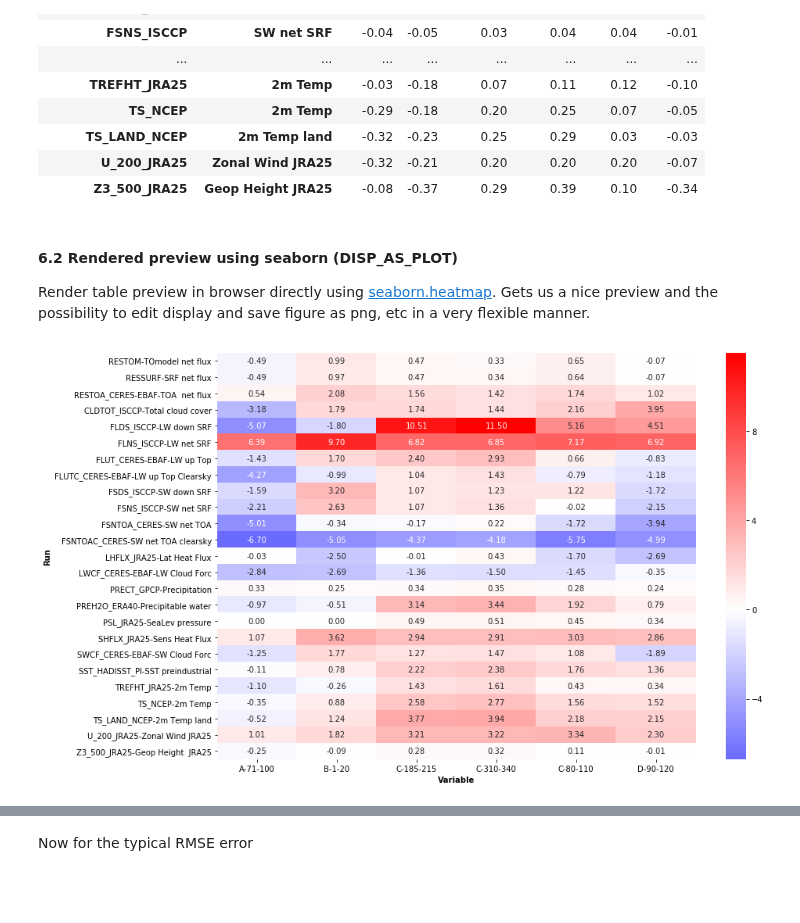
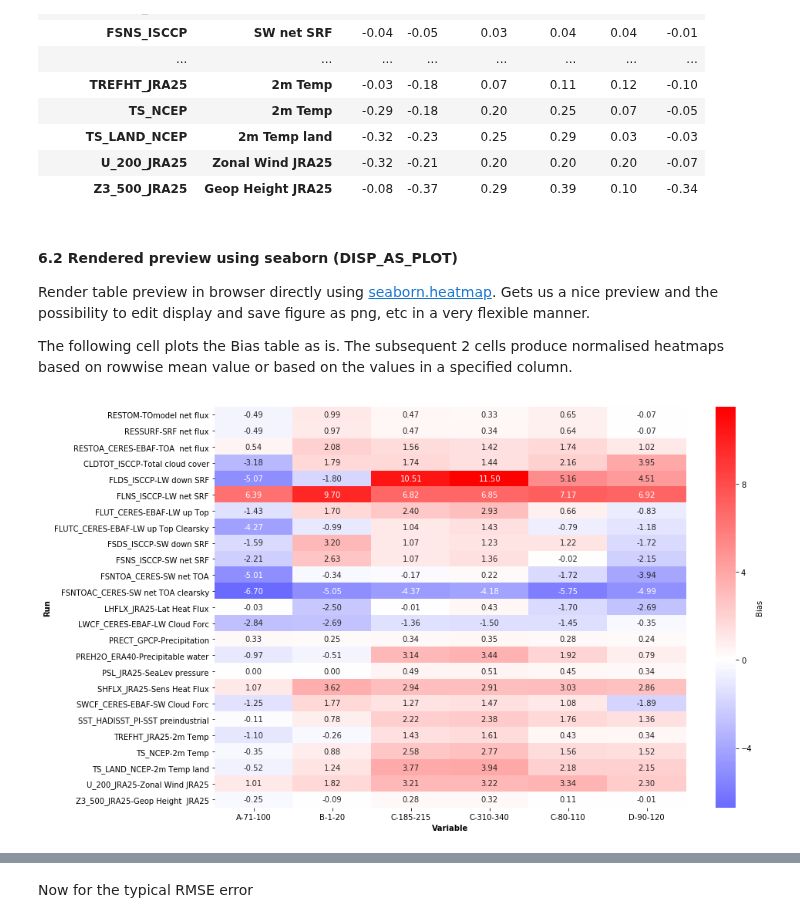
Before and after one commit to jgliss/my_notebooks, a Jupyter notebook: noresm_diagnostics_analysis_tool.ipynb, the cells around one changed output, grey strips where cells are left out. Saved outputs shown, nothing was run; the diff lists cells and outputs as text; code cells hidden in the pictures; blank space fills up the shorter version.

Commit message:
Improved flexibility of heatmap plotting

```diff
--- a/noresm_diagnostics_analysis_tool.ipynb
+++ b/noresm_diagnostics_analysis_tool.ipynb
@@ -319,13 +332,18 @@ my_table_display(rmse_err_rel)
 #### 6.2 Rendered preview using seaborn (DISP_AS_PLOT)
 
 Render table preview in browser directly using [seaborn.heatmap](https://seaborn.pydata.org/generated/seaborn.heatmap.html). Gets us a nice preview and the possibility to edit display and save figure as png, etc in a very flexible manner.
+
+The following cell plots the Bias table as is. The subsequent 2 cells produce normalised heatmaps based on rowwise mean value or based on the values in a specified column.
 # %%
 from helper_funcs import df_to_heatmap
-
-ax = df_to_heatmap(bias, figsize=(14,8))
+ax = df_to_heatmap(bias,
+                   center=0, # table value that is mapped to the center of the colormap
+                   normalise_rows=0, # see next cell for an example
+                   table_name="Bias", # colorbar label
+                   figsize=(14,8))
 ax.set_xlabel("Variable", weight="bold")
 ax.set_ylabel("Run", weight="bold")
 ax.figure.tight_layout()
 ax.figure.savefig(os.path.join(output_dir, "bias_table.png"))
 # %% [output]
-[figure, old version]
+[figure, new version]
```
Also changed, not shown: parts of 5 cells of this notebook, 3 other files.
